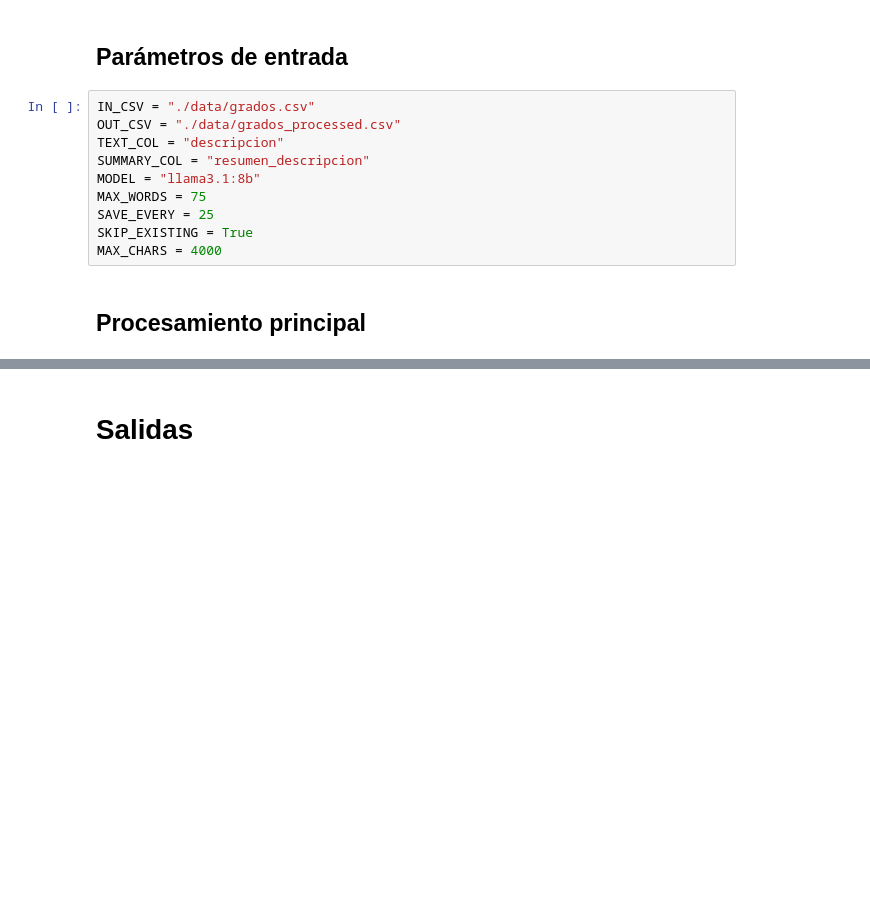
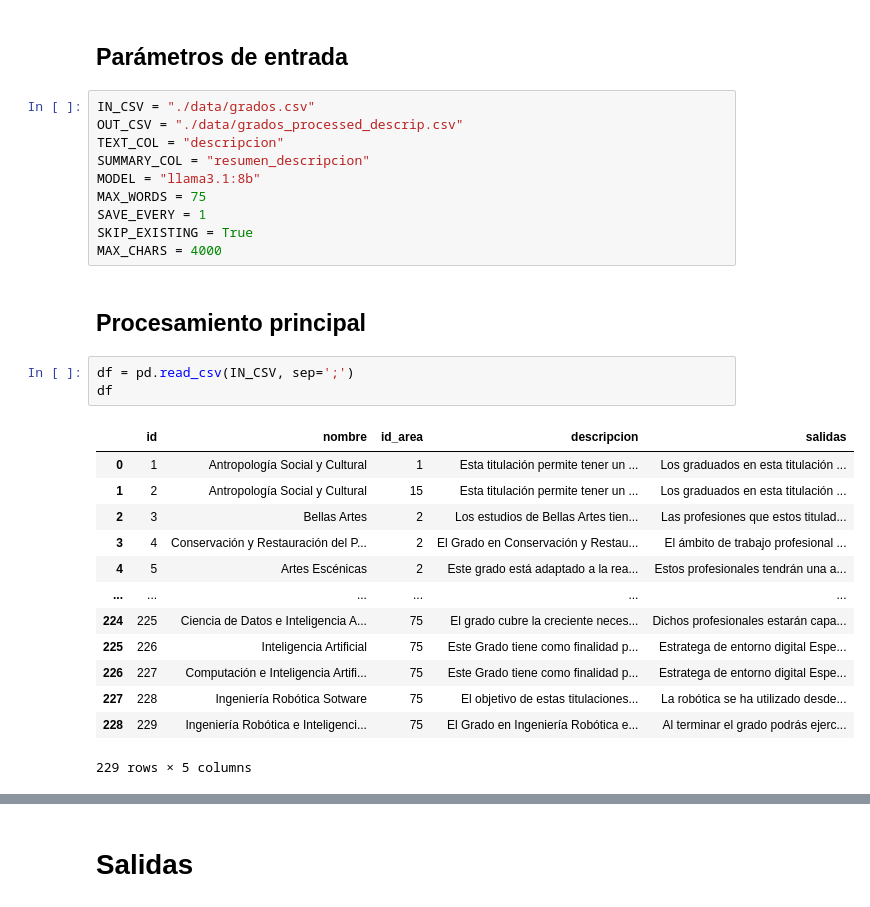
Before and after one commit to Cortijo02/GESTBD, a Jupyter notebook: jupyter_llm/src/pruebas.ipynb, the cells around one changed output, grey strips where cells are left out. Drawn from its saved outputs; the diff is of its cells as text; blank space fills up the shorter version.

```diff
--- a/jupyter_llm/src/pruebas.ipynb
+++ b/jupyter_llm/src/pruebas.ipynb
@@ -103,14 +103,31 @@ def call_ollama_summary_descripcion(
 ## Parámetros de entrada
 # %%
 IN_CSV = "./data/grados.csv"
-OUT_CSV = "./data/grados_processed.csv"
+OUT_CSV = "./data/grados_processed_descrip.csv"
 TEXT_COL = "descripcion"
 SUMMARY_COL = "resumen_descripcion"
 MODEL = "llama3.1:8b"
 MAX_WORDS = 75
-SAVE_EVERY = 25
+SAVE_EVERY = 1
 SKIP_EXISTING = True
 MAX_CHARS = 4000
 # %% [markdown]
 ## Procesamiento principal
+# %%
+df = pd.read_csv(IN_CSV, sep=';')
+df
+# %% [output]
+|  | id | nombre | id_area | descripcion | salidas |
+| 0 | 1 | Antropología Social y Cultural | 1 | Esta titulación permite tener un ... | Los graduados en esta titulación ... |
+| 1 | 2 | Antropología Social y Cultural | 15 | Esta titulación permite tener un ... | Los graduados en esta titulación ... |
+| 2 | 3 | Bellas Artes | 2 | Los estudios de Bellas Artes tien... | Las profesiones que estos titulad... |
+| 3 | 4 | Conservación y Restauración del P... | 2 | El Grado en Conservación y Restau... | El ámbito de trabajo profesional ... |
+| 4 | 5 | Artes Escénicas | 2 | Este grado está adaptado a la rea... | Estos profesionales tendrán una a... |
+| ... | ... | ... | ... | ... | ... |
+| 224 | 225 | Ciencia de Datos e Inteligencia A... | 75 | El grado cubre la creciente neces... | Dichos profesionales estarán capa... |
+| 225 | 226 | Inteligencia Artificial | 75 | Este Grado tiene como finalidad p... | Estratega de entorno digital Espe... |
+| 226 | 227 | Computación e Inteligencia Artifi... | 75 | Este Grado tiene como finalidad p... | Estratega de entorno digital Espe... |
+| 227 | 228 | Ingeniería Robótica Sotware | 75 | El objetivo de estas titulaciones... | La robótica se ha utilizado desde... |
+| 228 | 229 | Ingeniería Robótica e Inteligenci... | 75 | El Grado en Ingeniería Robótica e... | Al terminar el grado podrás ejerc... |
+229 rows × 5 columns
 # %%
```
Also changed, not shown: parts of 9 cells of this notebook, 12 other files.
